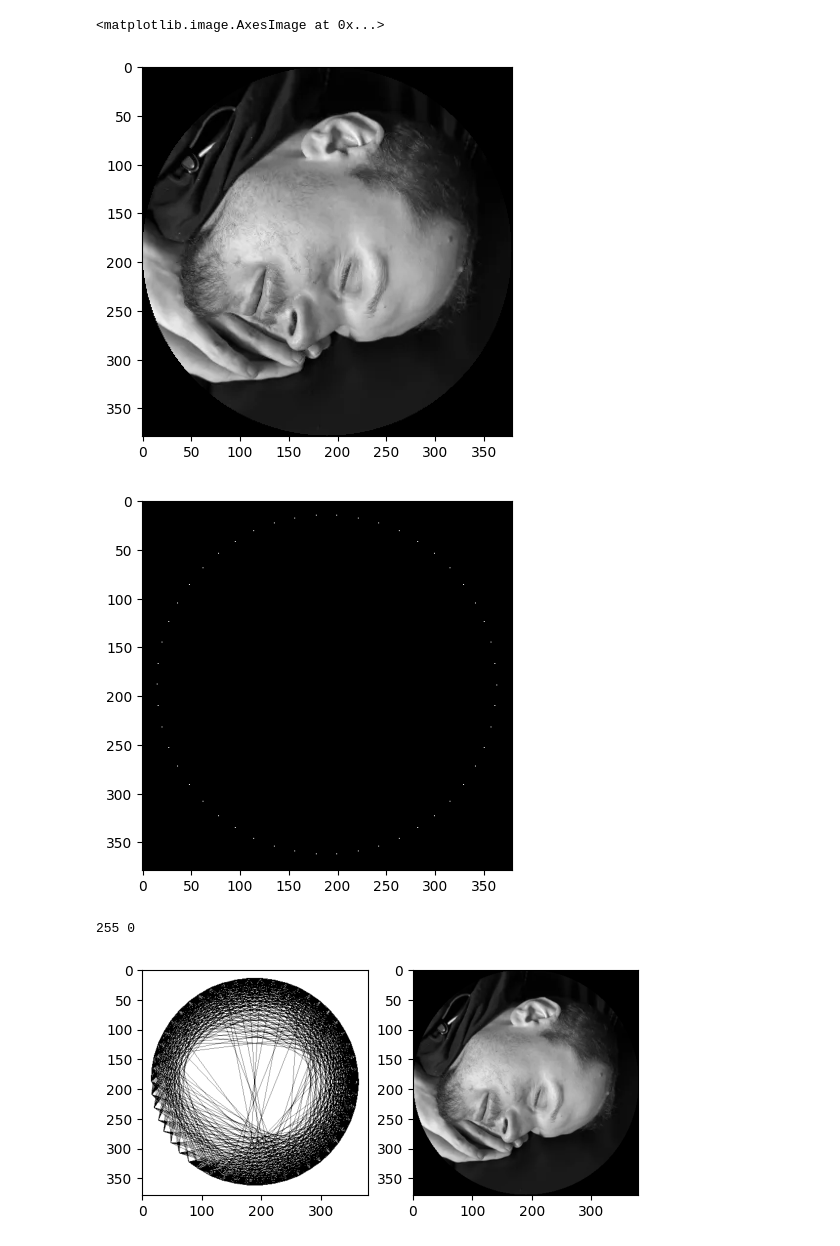
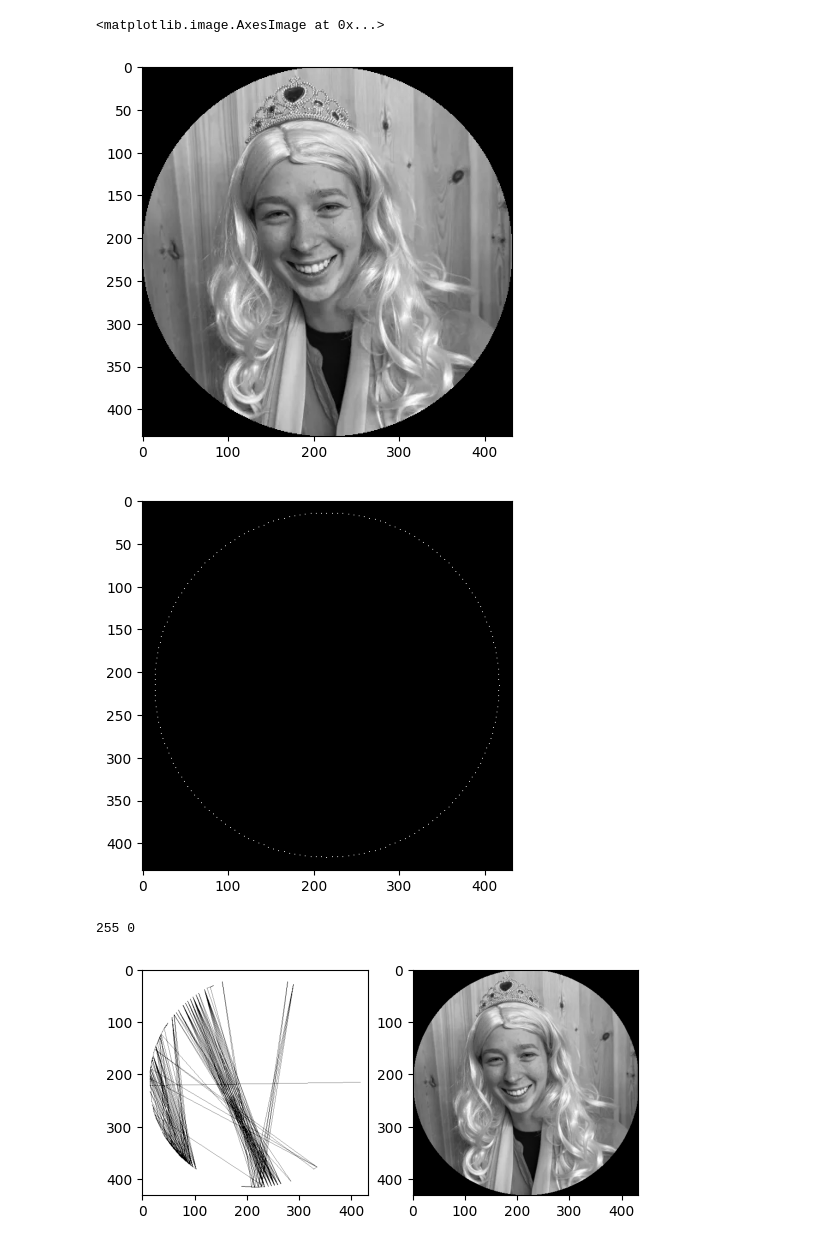
Before and after one commit to ticvac/konfera_string_art, a Jupyter notebook: mse/mse2.ipynb, the cells around one changed output. Cells and saved outputs as stored; diff of their text form; code cells hidden in the pictures.

```diff
--- a/mse/mse2.ipynb
+++ b/mse/mse2.ipynb
@@ -7,7 +7,7 @@ from PIL import Image, ImageOps, ImageFilter, ImageEnhance
 from tqdm import tqdm
 import math
 # %%
-img = cv2.imread("../dlaza.png")
+img = cv2.imread("../lenka.png")
 img = cv2.cvtColor(img, cv2.COLOR_BGR2GRAY)
 img_16 = img.astype(np.int16)
 canvas = np.full_like(img, 255)
@@ -43,32 +43,32 @@ img = imgcircle
 imshow(imgcircle, cmap="gray")
 # %% [output]
 <matplotlib.image.AxesImage at 0x...>
-[figure, old version]
+[figure, new version]
 # %%
 def generate_circle_points(center, radius, n):
     angles = np.linspace(0, 2 * np.pi, n, endpoint=False)
     points = [
         (center[0] + radius * np.cos(angle), center[1] + radius * np.sin(angle))
         for angle in angles
     ]
     return points
 
 
 center = (img.shape[0] // 2, img.shape[1] // 2)
 radius = min(img.shape) // 2 - 15
-n = 50
+n = 200
 circle_points = generate_circle_points(center, radius, n)
 
 # Plot the points on the image
 img_gray = np.full_like(img, 0)
 for point in circle_points:
     img_gray[int(point[1]), int(point[0])] = 255
 
 imshow(img_gray, cmap="gray")
 
 spagat = [0]
 # %% [output]
-[figure, old version]
+[figure, new version]
 # %%
 start = 0
 spagat = [start]
@@ -127,4 +127,4 @@ imshow(img, cmap="gray")
 print(canvas.max(), canvas.min())
 # %% [output]
 255 0
-[figure, old version]
+[figure, new version]
```
Also changed, not shown: parts of 1 cell of this notebook, 7 other files.
